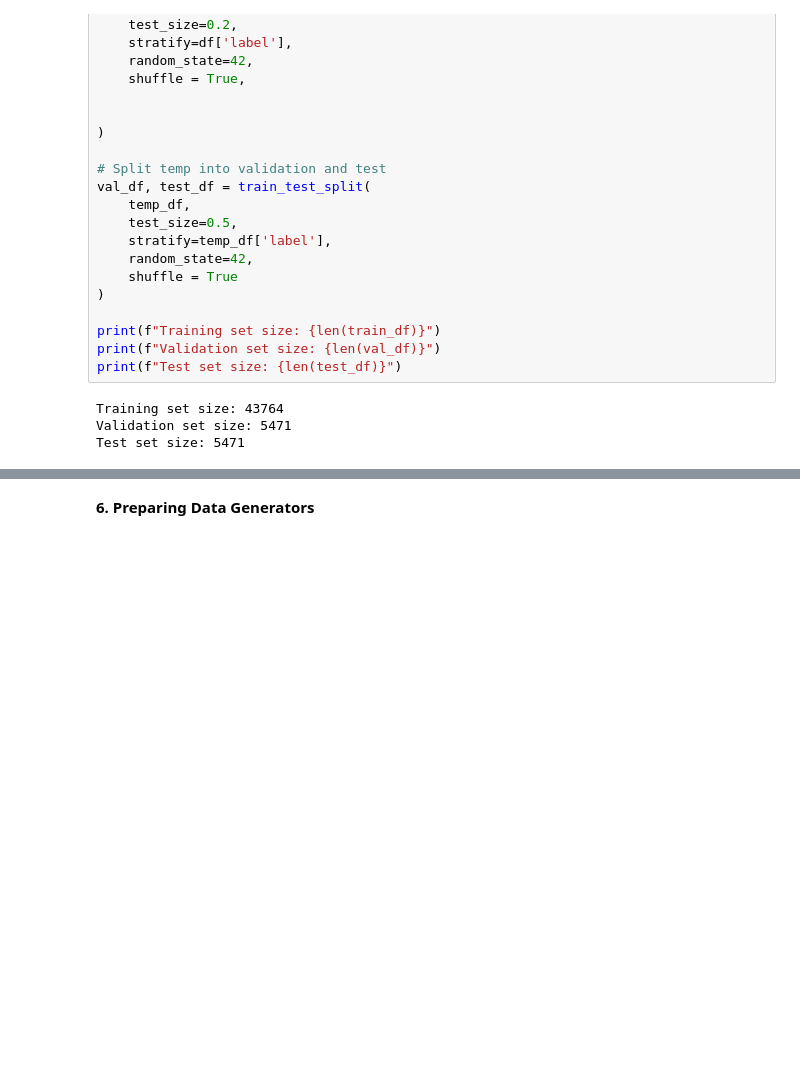
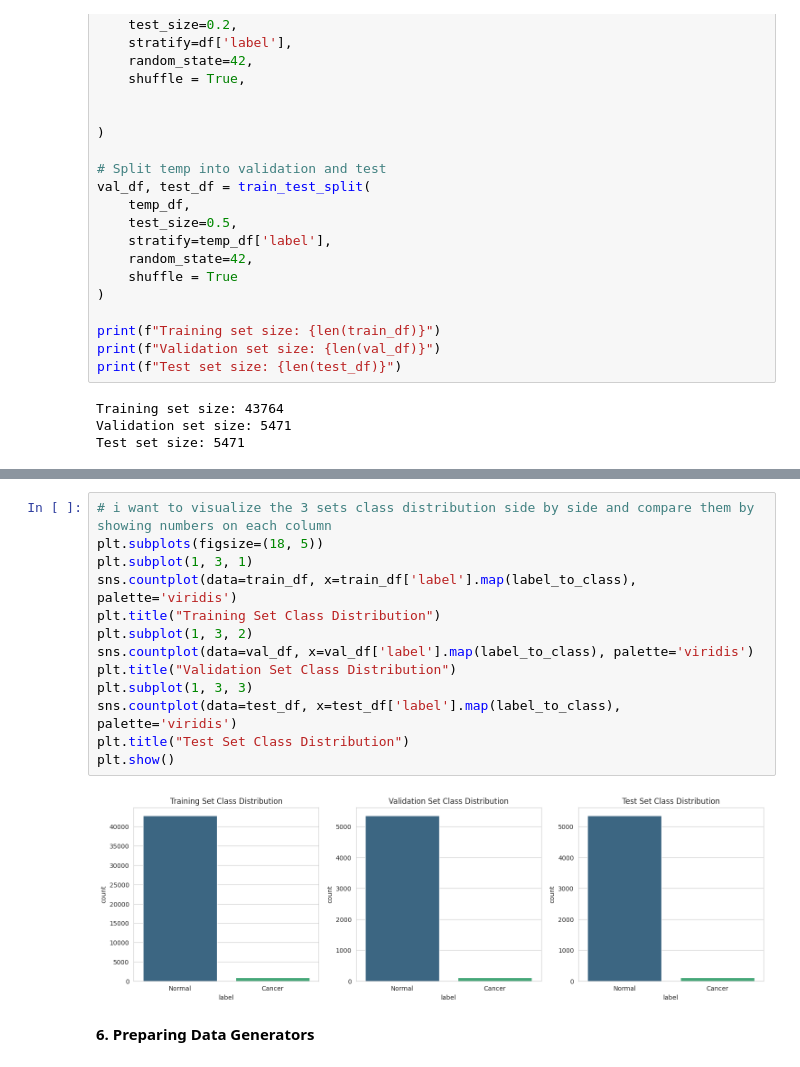
Before and after one commit to JaMallJR/DEPI_GRADUATION_PROJECT, a Jupyter notebook: code/cnn-BRCA-classification.ipynb, the cells around one changed output, grey strips where cells are left out. Cells and saved outputs as stored; diff of their text form; blank space fills up the shorter version.

```diff
--- a/code/cnn-BRCA-classification.ipynb
+++ b/code/cnn-BRCA-classification.ipynb
@@ -330,3 +462,18 @@ plot_class_distribution(test_df, "Test Set Class Distribution")
+# %%
+# i want to visualize the 3 sets class distribution side by side and compare them by showing numbers on each column
+plt.subplots(figsize=(18, 5))
+plt.subplot(1, 3, 1)
+sns.countplot(data=train_df, x=train_df['label'].map(label_to_class), palette='viridis')
+plt.title("Training Set Class Distribution")
+plt.subplot(1, 3, 2)
+sns.countplot(data=val_df, x=val_df['label'].map(label_to_class), palette='viridis')
+plt.title("Validation Set Class Distribution")
+plt.subplot(1, 3, 3)
+sns.countplot(data=test_df, x=test_df['label'].map(label_to_class), palette='viridis')
+plt.title("Test Set Class Distribution")
+plt.show()
+# %% [output]
+[figure, added]
 # %% [markdown]
 **6. Preparing Data Generators**
 # %% [markdown]
```
Also changed, not shown: parts of 34 cells of this notebook, 2 other files.
